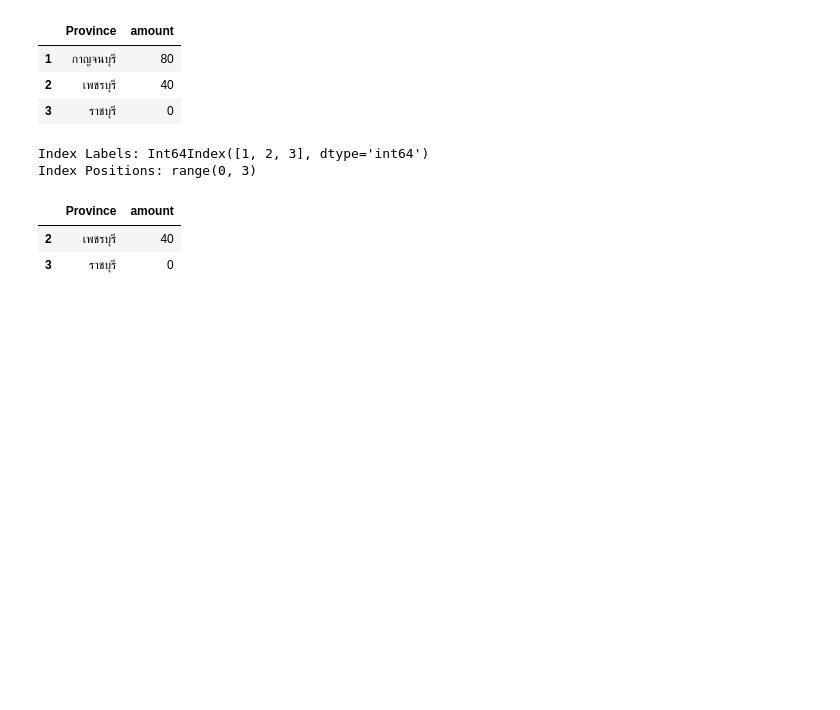
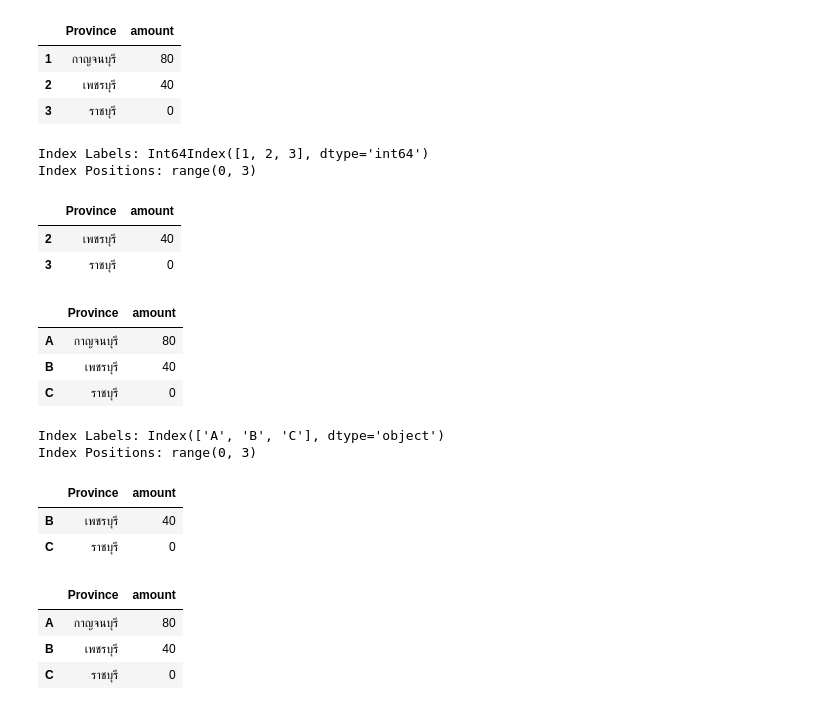
Before and after one commit to aekanun2020/Data-Analytics-using-Python, a Jupyter notebook: Pandas_Index_Label_vs_Position.ipynb, the cells around one changed output. Drawn from its saved outputs; the diff is of its cells as text; code cells hidden in the pictures; blank space fills up the shorter version.

```diff
--- a/Pandas_Index_Label_vs_Position.ipynb
+++ b/Pandas_Index_Label_vs_Position.ipynb
@@ -44,0 +49,32 @@ numericIndexLabel_pd[1:]
+# %%
+## กรณีกำหนด Index Label เป็นตัวเลข
+stringIndexLabel_pd = pd.DataFrame({'Province':['กาญจนบุรี','เพชรบุรี','ราชบุรี'],'amount':[80,40,0]},index=['A','B','C'])
+# %%
+stringIndexLabel_pd
+# %% [output]
+|  | Province | amount |
+| A | กาญจนบุรี | 80 |
+| B | เพชรบุรี | 40 |
+| C | ราชบุรี | 0 |
+# %%
+# ตรวจสอบ index labels
+print("Index Labels:", stringIndexLabel_pd.index)
+
+# ตรวจสอบ index positions
+print("Index Positions:", range(len(stringIndexLabel_pd)))
+# %% [output]
+Index Labels: Index(['A', 'B', 'C'], dtype='object')
+Index Positions: range(0, 3)
+# %%
+stringIndexLabel_pd[1:]
+# %% [output]
+|  | Province | amount |
+| B | เพชรบุรี | 40 |
+| C | ราชบุรี | 0 |
+# %%
+stringIndexLabel_pd['A':]
+# %% [output]
+|  | Province | amount |
+| A | กาญจนบุรี | 80 |
+| B | เพชรบุรี | 40 |
+| C | ราชบุรี | 0 |
```
Also changed, not shown: parts of 2 cells of this notebook.
